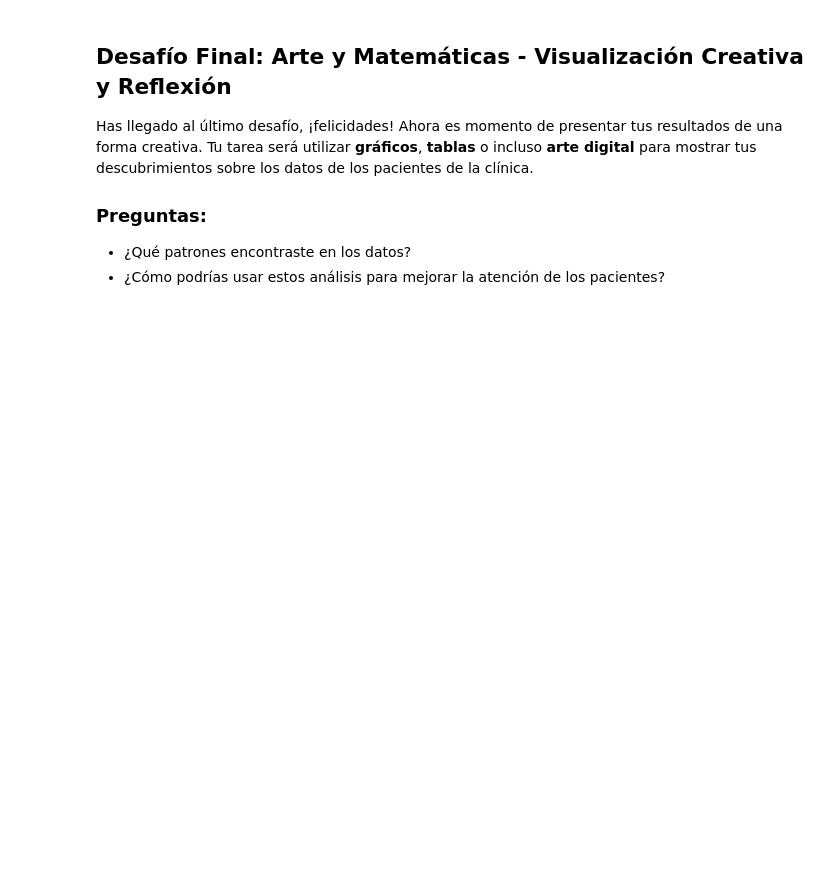
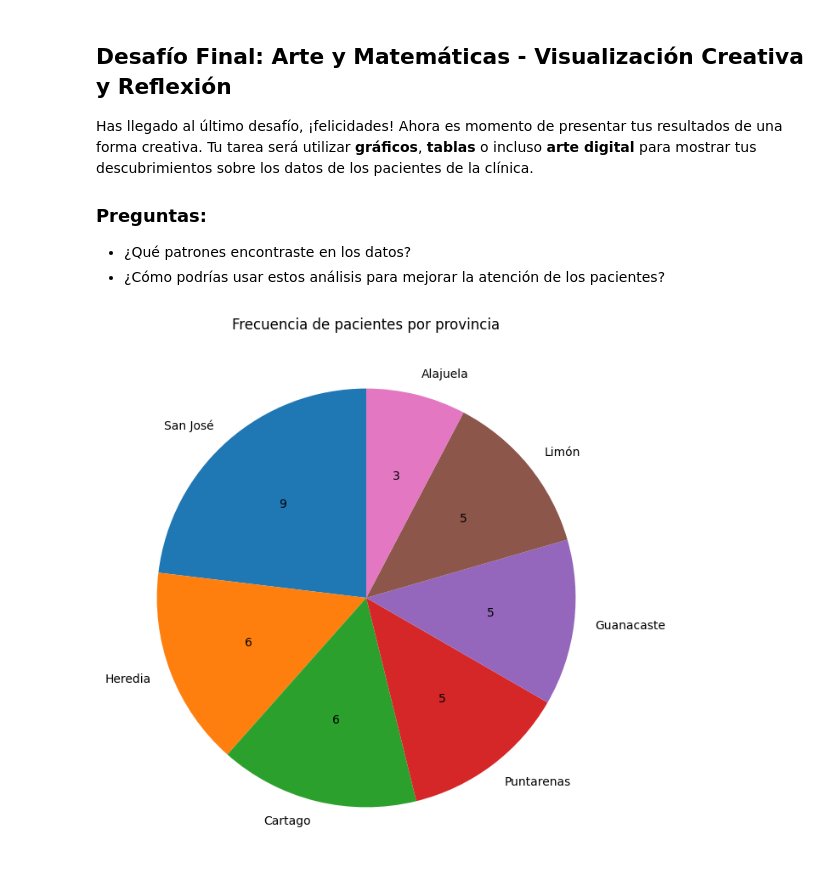
Before and after one commit to marivilla93/Programacion-Python-Basico-GRUPO-1---6181133432, a Jupyter notebook: Estudiantes/Mariana V/Proyecto corto. Clínica/Proyecto Corto - Reto STEAM Explorando Datos de Pacientes en una Clínica.ipynb, the cells around one changed output. Drawn from its saved outputs; the diff is of its cells as text; code cells hidden in the pictures; blank space fills up the shorter version.

```diff
--- a/Estudiantes/Mariana V/Proyecto corto. Clínica/Proyecto Corto - Reto STEAM Explorando Datos de Pacientes en una Clínica.ipynb
+++ b/Estudiantes/Mariana V/Proyecto corto. Clínica/Proyecto Corto - Reto STEAM Explorando Datos de Pacientes en una Clínica.ipynb
@@ -202,0 +340,28 @@ Medicamentos en común entre 702370234 y 215487963: ['acetaminofen']
+# %%
+pacientes_comparados= []
+
+while len(pacientes_comparados) < 2:
+    pacientes_comparados.append(input('Favor ingrese número de identificación:'))
+
+datos_pacientes=[]
+
+for id in pacientes_comparados:
+    for paciente in datos:
+        if id == paciente[0]:
+            datos_pacientes.append([paciente[0],paciente[4], paciente[5]])
+
+print(datos_pacientes)
+
+enfermedades = [paciente[1] for paciente in datos_pacientes]
+if enfermedades[0] == enfermedades[1]:
+    print(f"\nLos pacientes con ID {datos_pacientes[0][0]} y {datos_pacientes[1][0]} tienen como enfermedades comunes: {enfermedades[0]}.")
+else:
+    print("\nNo hay enfermedades comunes.")
+
+medicamentos = [paciente[2] for paciente in datos_pacientes]
+if medicamentos[0] == medicamentos[1]:
+    print(f"\nLos pacientes con ID {datos_pacientes[0][0]} y {datos_pacientes[1][0]} tienen como medicamentos comunes: {medicamentos[0]}.")
+else:
+    print("\nNo hay medicamentos comunes entre los pacientes.")
+
+#603240305 y 116130052
@@ -210,3 +381,20 @@ Has llegado al último desafío, ¡felicidades! Ahora es momento de presentar tu
 
 - ¿Qué patrones encontraste en los datos?
 - ¿Cómo podrías usar estos análisis para mejorar la atención de los pacientes?
+# %%
+import matplotlib.pyplot as plt
+from collections import Counter
+
+
+provincias = [paciente[2] for paciente in datos]
+frecuencia_prov = Counter(provincias)
+
+provincias_ordenadas = dict(sorted(frecuencia_prov.items(), key=lambda x: x[1], reverse=True)) #Ordenar canton por frecuencia.
+
+# Graficar
+plt.figure(figsize=(8,8))
+plt.pie(provincias_ordenadas.values(), labels=provincias_ordenadas.keys(), autopct=lambda p: f'{int(p * sum(provincias_ordenadas.values()) / 100)}', startangle=90)
+plt.title('Frecuencia de pacientes por provincia')
+plt.show()
+# %% [output]
+[figure, added]
```
Also changed, not shown: parts of 17 cells of this notebook.
